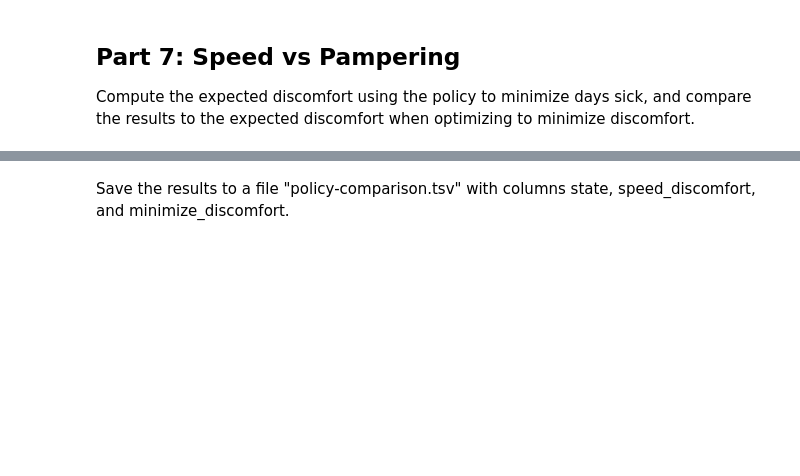
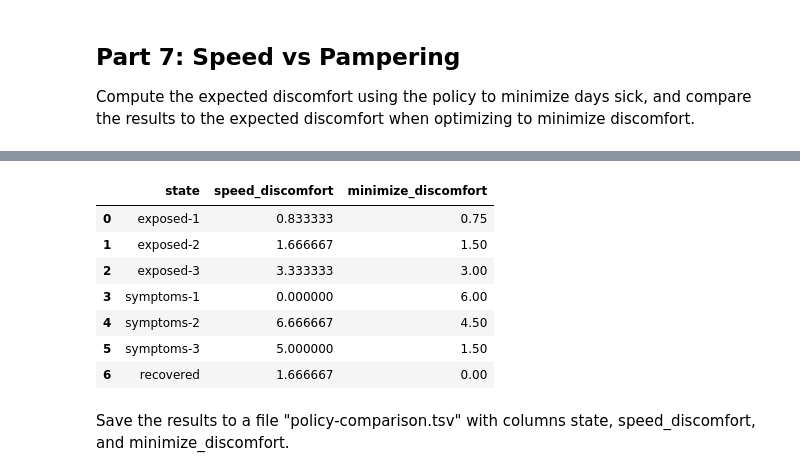
Before and after one commit to cfornesa/dx704-project-06, a Jupyter notebook: project.ipynb, the cells around one changed output, grey strips where cells are left out. Cells and saved outputs as stored; diff of their text form; code cells hidden in the pictures; blank space fills up the shorter version.

```diff
--- a/project.ipynb
+++ b/project.ipynb
@@ -1246,0 +1301,6 @@ Compute the expected discomfort using the policy to minimize days sick, and comp
+# %%
+# YOUR CHANGES HERE
+
+# Implement minimum_duration_actions to compute the expected discomfort
+R7 = np.zeros((3, ns), dtype=float)
+P7 = np.zeros((3, ns, ns), dtype=float)
@@ -1246,0 +1356,5 @@ Compute the expected discomfort using the policy to minimize days sick, and comp
+# %%
+# Fill P7 for all actions
+    # For each action, select only relevant transitions
+subP7 = transitions
+subP7
@@ -1246,0 +1379,8 @@ Compute the expected discomfort using the policy to minimize days sick, and comp
+# %%
+# Sum probabilities for duplicate pairs
+subP7_agg = (
+    subP7
+      .groupby(["action", "state", "next_state"], as_index=False)["probability"]
+      .sum()
+)
+subP7_agg
@@ -1246,0 +1561,11 @@ Compute the expected discomfort using the policy to minimize days sick, and comp
+# %%
+# Copy minimum discomfort values
+minimum_discomfort_values_copy = minimum_discomfort_values.copy()
+
+# Reorder the states based on the same order as speed discomfort values
+minimum_discomfort_values_copy['state'] = pd.Categorical(minimum_discomfort_values_copy['state'], categories=speed_discomfort_values['state'], ordered=True)
+minimum_discomfort_values_copy = minimum_discomfort_values_copy.sort_values('state')
+
+# Reset the index
+minimum_discomfort_values_copy = minimum_discomfort_values_copy.reset_index(drop=True)
+minimum_discomfort_values_copy
@@ -1247,2 +1581,18 @@ Compute the expected discomfort using the policy to minimize days sick, and comp
+# %%
+# Use the minimum_discomfort_values and concatenate them with the speed_discomfort_values as the minimize_discomfort values
+policy_comparison = pd.concat([speed_discomfort_values, minimum_discomfort_values_copy.drop("state", axis=1)], axis=1)
+
+# Rename "expected_discomfort" with minimize_discomfort
+policy_comparison = policy_comparison.rename(columns={"expected_discomfort": "minimize_discomfort"})
+policy_comparison
+# %% [output]
+|  | state | speed_discomfort | minimize_discomfort |
+| 0 | exposed-1 | 0.833333 | 0.75 |
+| 1 | exposed-2 | 1.666667 | 1.50 |
+| 2 | exposed-3 | 3.333333 | 3.00 |
+| 3 | symptoms-1 | 0.000000 | 6.00 |
+| 4 | symptoms-2 | 6.666667 | 4.50 |
+| 5 | symptoms-3 | 5.000000 | 1.50 |
+| 6 | recovered | 1.666667 | 0.00 |
 # %% [markdown]
 Save the results to a file "policy-comparison.tsv" with columns state, speed_discomfort, and minimize_discomfort.
```
Also changed, not shown: parts of 50 cells of this notebook, 5 other files.
